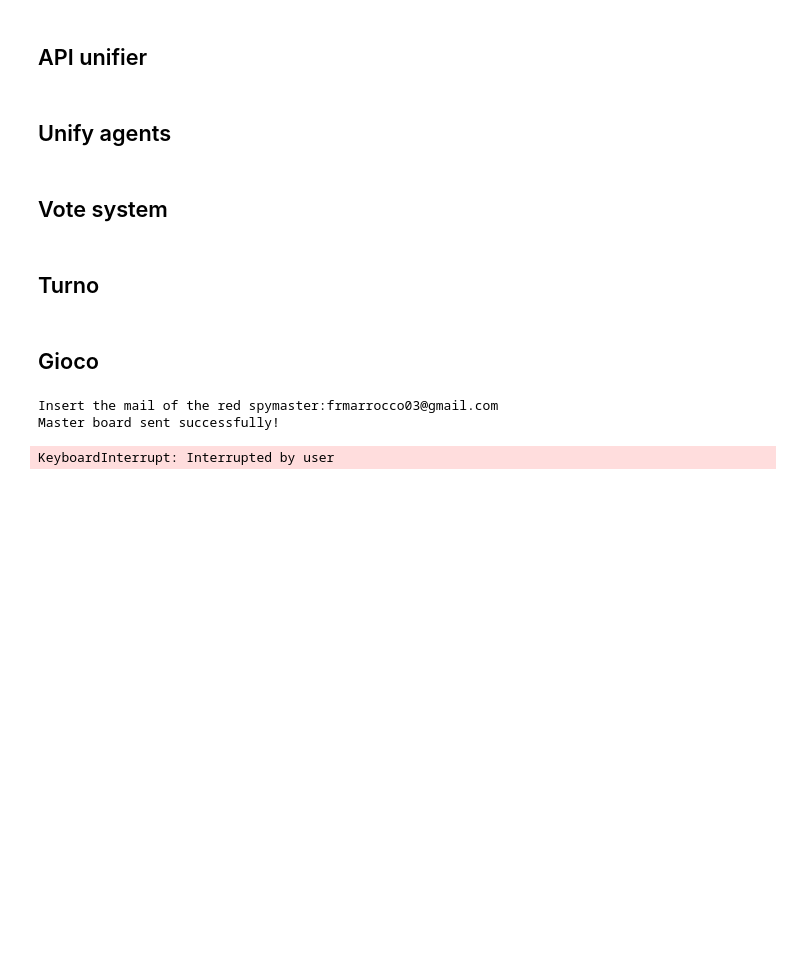
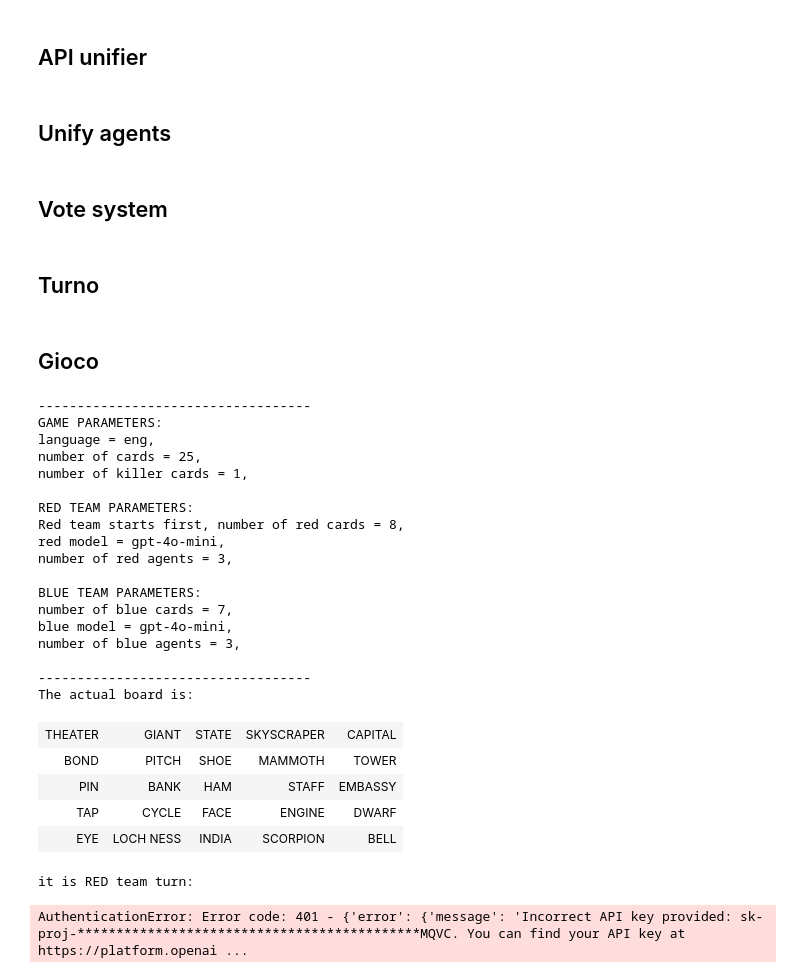
Before and after one commit to mich1803/Codenames-LLM, a Jupyter notebook: notebooks/ScratchNotebook_Showdown.ipynb, the cells around one changed output. Drawn from its saved outputs; the diff is of its cells as text; code cells hidden in the pictures; blank space fills up the shorter version.

```diff
--- a/notebooks/ScratchNotebook_Showdown.ipynb
+++ b/notebooks/ScratchNotebook_Showdown.ipynb
@@ -370,7 +391,7 @@ def vote_system(votes):
 # %% [markdown]
 ## Turno
 # %%
-def play_turn(lang, team, board, cards_remaining, k, n_guessers, history, model = "gpt-4o-mini", verbose = False, masterverbose = False):
+def play_turn(lang, team, board, cards_remaining, k, n_guessers, history, image_dict, master_image_dict, model = "gpt-4o-mini", verbose = False, masterverbose = False):
   opp = "BLUE" if team == "RED" else "RED"
   rc = cards_remaining
   b = board
@@ -378,9 +399,9 @@ def play_turn(lang, team, board, cards_remaining, k, n_guessers, history, model
   if verbose:
     print("The actual board is: ")
     if masterverbose:
-      display(HTML(board4print(board, master = True)))
+      display(HTML(board4print(master_image_dict)))
     else:
-      display(HTML(board4print(board)))
+      display(HTML(board4print(image_dict)))
     print(f"it is {prompt_colors[team]}{team}{prompt_colors['endcolor']} team turn: \n")
 
   if model == "human":
@@ -402,6 +423,8 @@ def play_turn(lang, team, board, cards_remaining, k, n_guessers, history, model
           guesser_history.append(f"Team {team} said: {guess}. The word was not in board")
           return {"endgame": False, "rc": rc, "b": b, "spyh": spymaster_history, "teamh": guesser_history}
 
+
+      image_dict[guess] = master_image_dict[team]
       if x == "KILLER":
           if verbose: print(f"The killer word have been selected, the game ends. \n \n ")
 
@@ -543,10 +566,12 @@ def send_email(recipient_email, html_board):
 ## Gioco
 # %%
 #@title play game function
-def play_game(lang = "eng", n_cards = 25, coloured_cards = 7, k_cards = 1, verbose = False, red_model = "grok-beta", blue_model = "gpt-4o-mini", red_agents = 3, blue_agents = 3, masterverbose = False):
+def play_game(lang = "eng", n_cards = 25, coloured_cards = 7, k_cards = 1, verbose = False, red_model = "gpt-4o-mini", blue_model = "gpt-4o-mini", red_agents = 3, blue_agents = 3, masterverbose = False):
   r = 1
   turn = "RED"
   board = generate_board(n = n_cards, lang = lang, c = coloured_cards, k = k_cards)
+  image_dict = create_image_dict(board, master = False)
+  master_image_dict = create_image_dict(board, master = True)
   initial_board = board.copy()
   cards_remaining = {"RED": coloured_cards + 1, "BLUE": coloured_cards}
   history = []
@@ -588,13 +613,15 @@ def play_game(lang = "eng", n_cards = 25, coloured_cards = 7, k_cards = 1, verbo
                        k = k_cards,
                        n_guessers = red_agents if turn == "RED" else blue_agents,
                        history = history,
+                       image_dict = image_dict,
+                       master_image_dict = master_image_dict,
                        model = red_model if turn == "RED" else blue_model,
                        verbose = verbose,
                        masterverbose = masterverbose)
     if result["endgame"]:
       if verbose:
         print(result)
-        display(HTML(board4print(initial_board, master = True))) # Changed this line
+        display(HTML(board4print(master_image_dict))) # Changed this line
       return (result["win"], result["reason"], r)
     else:
       cards_remaining = result["rc"]
@@ -604,8 +631,30 @@ def play_game(lang = "eng", n_cards = 25, coloured_cards = 7, k_cards = 1, verbo
       history.append(result["spyh"])
       history += result["teamh"]
 # %%
-play_game(verbose = True, masterverbose = True)
+play_game(verbose = True, masterverbose = False)
 # %% [output]
-Insert the mail of the red spymaster:frmarrocco03@gmail.com
-Master board sent successfully!
+-----------------------------------
+GAME PARAMETERS:
+language = eng,
+number of cards = 25,
+number of killer cards = 1,
+
+RED TEAM PARAMETERS:
+Red team starts first, number of red cards = 8,
+red model = gpt-4o-mini,
+number of red agents = 3,
+
+BLUE TEAM PARAMETERS:
+number of blue cards = 7,
+blue model = gpt-4o-mini,
+number of blue agents = 3,
+
+-----------------------------------
+The actual board is:
+| THEATER | GIANT | STATE | SKYSCRAPER | CAPITAL |
+| BOND | PITCH | SHOE | MAMMOTH | TOWER |
+| PIN | BANK | HAM | STAFF | EMBASSY |
+| TAP | CYCLE | FACE | ENGINE | DWARF |
+| EYE | LOCH NESS | INDIA | SCORPION | BELL |
-KeyboardInterrupt: Interrupted by user
+it is RED team turn:
+AuthenticationError: Error code: 401 - {'error': {'message': 'Incorrect API key provided: sk-proj-********************************************MQVC. You can find your API key at https://platform.openai ...
```
Also changed, not shown: parts of 3 cells of this notebook, 1 other file.
